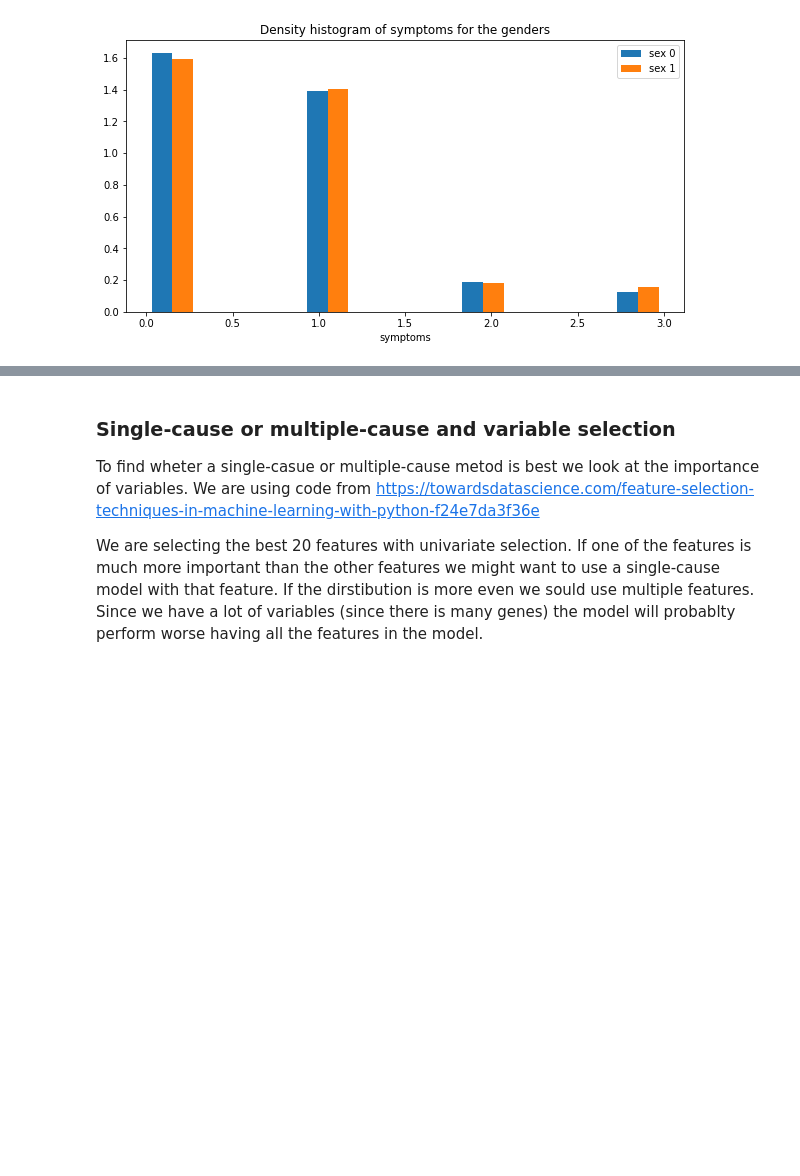
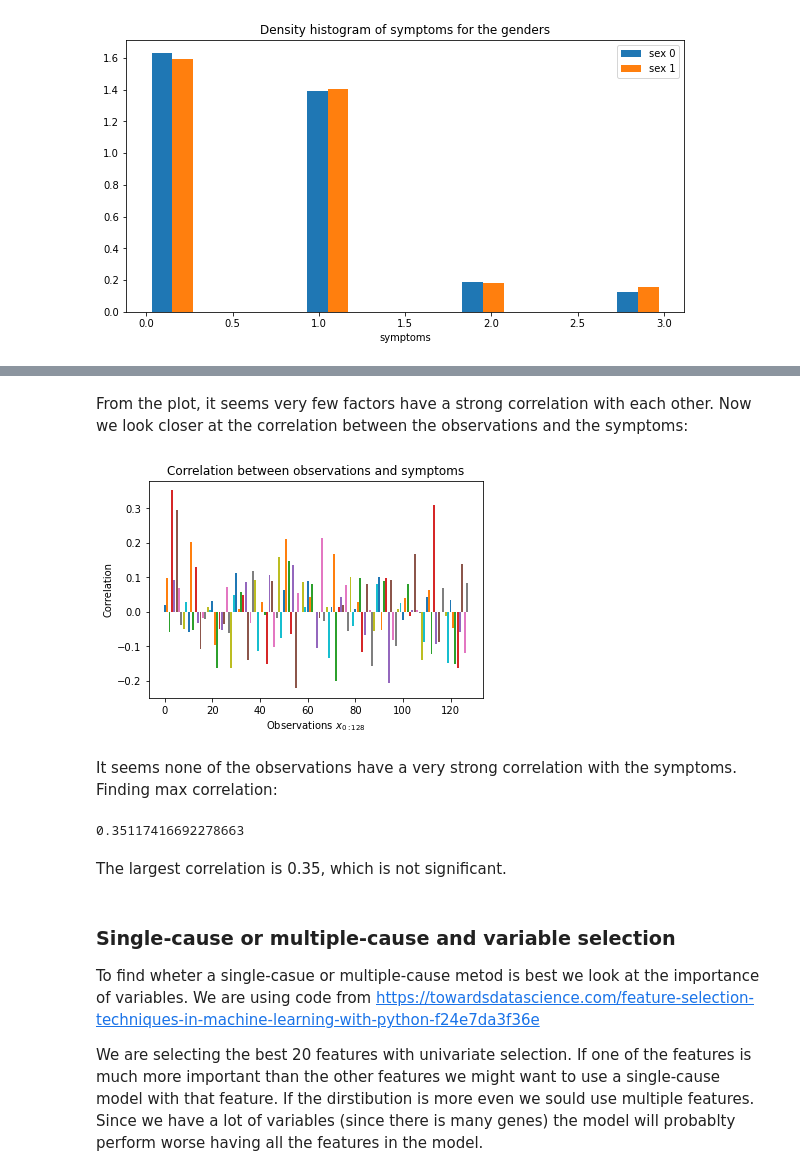
Before and after one commit to AdrianE92/ml-society-science, a Jupyter notebook: src/project-2/group9_part1.ipynb, the cells around one changed output, grey strips where cells are left out. Saved outputs shown, nothing was run; the diff lists cells and outputs as text; code cells hidden in the pictures; blank space fills up the shorter version.

```diff
--- a/src/project-2/group9_part1.ipynb
+++ b/src/project-2/group9_part1.ipynb
@@ -194,26 +137,26 @@ df_sympt[1] = df_grouped.get_group(1)
 df_sympt[2] = df_grouped.get_group(2)
 df_sympt[3] = df_grouped.get_group(3)
 # %%
-fig, axs = plt.subplots(2,2, figsize=(15,8), sharex=True, sharey=True)
+#fig, axs = plt.subplots(2,2, figsize=(15,8), sharex=True, sharey=True)
 
-for i in range(2,127):
-    axs[0,0].bar(i, np.mean(df_sympt[0][i]))
-axs[0,0].set_title("Symptom = 0")
-axs[0,0].set_ylabel("Mean of $x_i$")
+#for i in range(2,127):
+#    axs[0,0].bar(i, np.mean(df_sympt[0][i]))
+#axs[0,0].set_title("Symptom = 0")
+#axs[0,0].set_ylabel("Mean of $x_i$")
 
-for i in range(2,127):
-    axs[0,1].bar(i, np.mean(df_sympt[1][i]))
-axs[0,1].set_title("Symptom = 1")
+#for i in range(2,127):
+#    axs[0,1].bar(i, np.mean(df_sympt[1][i]))
+#axs[0,1].set_title("Symptom = 1")
 
 
-for i in range(2,127):
-    axs[1,0].bar(i, np.mean(df_sympt[2][i]))
-axs[1,0].set_title("Symptom = 2")
-axs[1,0].set_xlabel("Gene $x_i$")
-axs[1,0].set_ylabel("Mean of $x_i$")
+#for i in range(2,127):
+#    axs[1,0].bar(i, np.mean(df_sympt[2][i]))
+#axs[1,0].set_title("Symptom = 2")
+#axs[1,0].set_xlabel("Gene $x_i$")
+#axs[1,0].set_ylabel("Mean of $x_i$")
 
-for i in range(2,127):
-    axs[1,1].bar(i, np.mean(df_sympt[3][i]))
-axs[1,1].set_title("Symptom = 3")
-axs[1,1].set_xlabel("Gene $x_i$")
-plt.show()
+#for i in range(2,127):
+#    axs[1,1].bar(i, np.mean(df_sympt[3][i]))
+#axs[1,1].set_title("Symptom = 3")
+#axs[1,1].set_xlabel("Gene $x_i$")
+#plt.show()
@@ -224,3 +179,24 @@ It appeares to be some differences in the gene observations for the different sy
+# %% [markdown]
+From the plot, it seems very few factors have a strong correlation with each other.
+Now we look closer at the correlation between the observations and the symptoms:
+# %%
+corrs = df_obs.corr()
+for i in range(0,len(corrs['symptoms'])-1):
+    plt.bar(i, corrs['symptoms'][i])
+plt.title('Correlation between observations and symptoms')
+plt.ylabel('Correlation')
+plt.xlabel('Observations $x_{0:128}$')
+plt.show()
+# %% [output]
+[figure, added]
+# %% [markdown]
+It seems none of the observations have a very strong correlation with the symptoms. Finding max correlation:
+# %%
+print(np.max(corrs['symptoms'][0:128]))
+# %% [output]
+0.35117416692278663
+# %% [markdown]
+The largest correlation is 0.35, which is not significant.
 # %% [markdown]
 ### Single-cause or multiple-cause and variable selection
 
```
Also changed, not shown: parts of 12 cells of this notebook.
